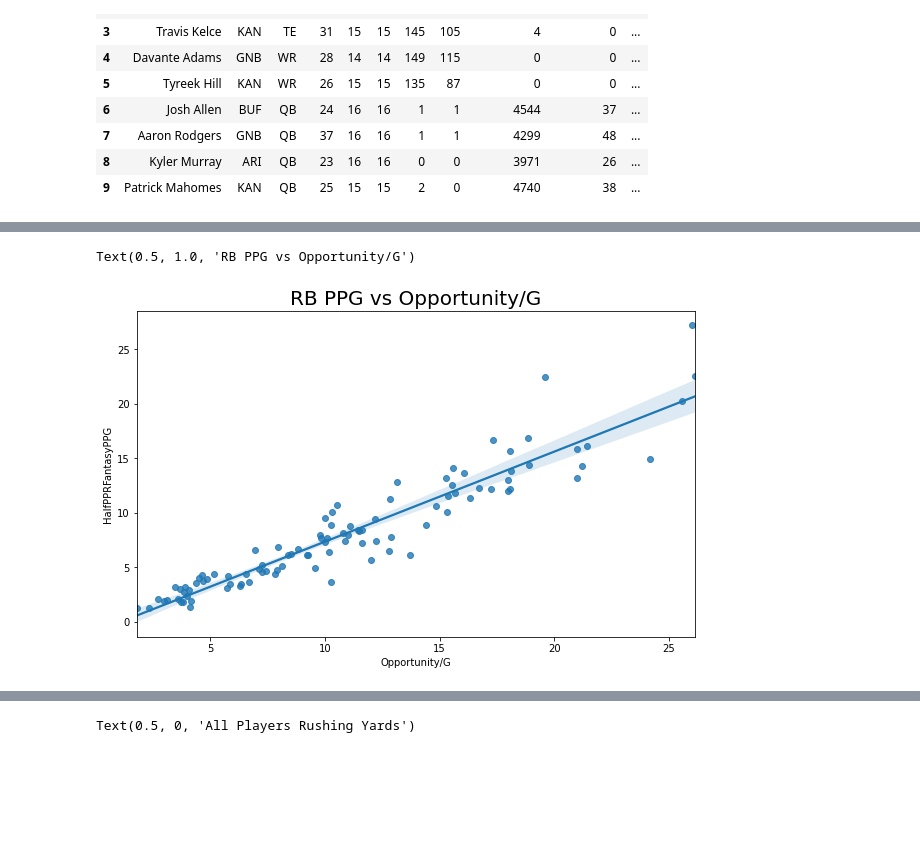
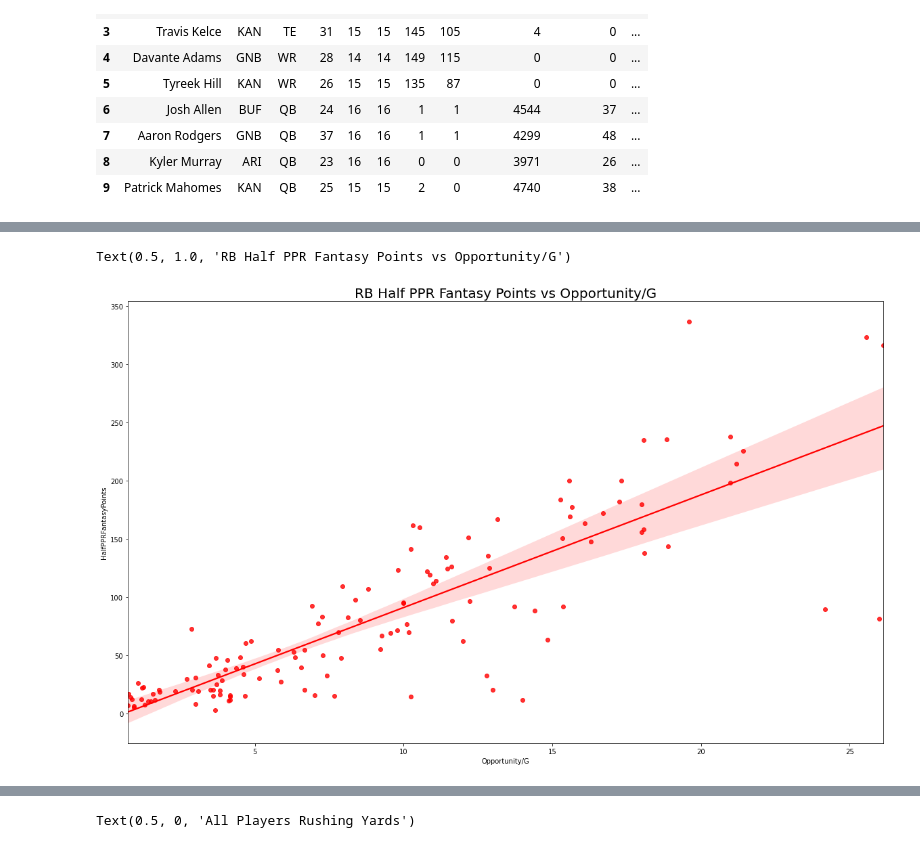
Before and after one commit to Ranealdinho/Springboard, a Jupyter notebook: RNW_NFLcapstone_EDA_part_1.ipynb, the cells around one changed output, grey strips where cells are left out. Drawn from its saved outputs; the diff is of its cells as text; code cells hidden in the pictures; blank space fills up the shorter version.

Commit message:
commit #2 updating EDA with comments and new graphs

```diff
--- a/RNW_NFLcapstone_EDA_part_1.ipynb
+++ b/RNW_NFLcapstone_EDA_part_1.ipynb
@@ -13,34 +15,42 @@ warnings.filterwarnings('ignore')
 
 pd.set_option("display.max_columns", None)
 # %%
+#reading dataframe for player data from most recent season, 2020
 df = pd.read_csv('yearly/2020.csv')
 
 
-#creating my own categories for analysis
+
+#creating my own categories for deeper analysis
 
 
-df['HalfPPRFantasyPoints'] = df['FantasyPoints'] + df['Rec']*0.5
-df['PPRFantasyPoints'] = df['FantasyPoints'] + df['Rec']
 df['TotalYds'] = df['RushingYds'] + df['ReceivingYds']
 df['TotalTds'] = df['RushingTD'] + df['ReceivingTD']
+df['Rush/YPG'] = df['RushingYds'] / df['G']
+df['Rec/YPG'] = df['ReceivingYds'] / df['G']
+df['YPG'] = df['TotalYds'] / df['G']
 df['Rushing_Y/A'] = df['RushingYds'] / df['RushingAtt']
 df['Y/Rec'] = df['ReceivingYds'] / df['Rec']
 df['Y/Tgt'] = df['ReceivingYds'] / df['Tgt']
 df['Tgt/G'] = df['Tgt'] / df['G']
+df['PassingYds/G'] = df['PassingYds'] / df['G']
+df['FantasyPPG'] = df['FantasyPoints'] / df['G']
 
 
-df['FantasyPPG'] = df['FantasyPoints'] / df['G']
-df['HalfPPRFantasyPPG'] = df['HalfPPRFantasyPoints'] / df['G']
-df['PPRFantasyPPG'] = df['PPRFantasyPoints'] / df['G']
+
 df['Opportunities'] = df['RushingAtt'] + df['Tgt']
 df['Touches'] = df['RushingAtt'] + df['Rec']
 
 
 df['Opportunity/G'] = df['Opportunities'] / df['G']
 df['Touches/G'] = df['Touches'] / df['G']
-df['YPG'] = df['TotalYds'] / df['G']
 df['Y/Touch'] = df['TotalYds'] / df['Touches']
 df['TD/Opportunity'] = df['TotalTds'] / df['Touches']
+
+df['HalfPPRFantasyPoints'] = df['FantasyPoints'] + df['Rec']*0.5
+df['HalfPPRFantasyPPG'] = df['HalfPPRFantasyPoints'] / df['G']
+
+df['PPRFantasyPoints'] = df['FantasyPoints'] + df['Rec']
+df['PPRFantasyPPG'] = df['PPRFantasyPoints'] / df['G']
 
 
 
@@ -68,6 +78,8 @@ qb_df = df[df['Pos'] == 'QB']
 flex_df = df[df['Pos'] != 'QB']
 # %%
 #Setting Minimum threshold per position, to filter out players with very low volume
-rb_df = rb_df[rb_df['RushingAtt'] > 20]
-qb_df = df[df['PassingAtt'] > 25]
-wr_df = wr_df[wr_df['Tgt'] > 10]
+rb_df = rb_df[rb_df['Opportunities'] > 10]
+qb_df = df[df['PassingAtt'] > 20]
+wr_df = wr_df[wr_df['Opportunities'] > 10]
+te_df = te_df[te_df['Opportunities'] > 10]
+flex_df = df[df['Opportunities'] > 10]
@@ -74,11 +99,13 @@ wr_df = wr_df[wr_df['Tgt'] > 10]
 # %%
-fig, ax = plt.subplots(figsize=(10, 6))
+#Comparing Opportunities a game to total fantasy points
+fig, ax = plt.subplots(figsize=(20,12))
 
 sns.regplot(
     x=rb_df['Opportunity/G'],
-    y=rb_df['HalfPPRFantasyPPG'],
-    scatter=True).set_title('RB PPG vs Opportunity/G', fontsize = 20)
+    y=rb_df['HalfPPRFantasyPoints'],
+    color = 'Red',
+    scatter=True).set_title('RB Half PPR Fantasy Points vs Opportunity/G', fontsize = 20)
 # %% [output]
-Text(0.5, 1.0, 'RB PPG vs Opportunity/G')
+Text(0.5, 1.0, 'RB Half PPR Fantasy Points vs Opportunity/G')
-[figure, old version]
+[figure, new version]
 # %%
```
Also changed, not shown: parts of 28 cells of this notebook.
